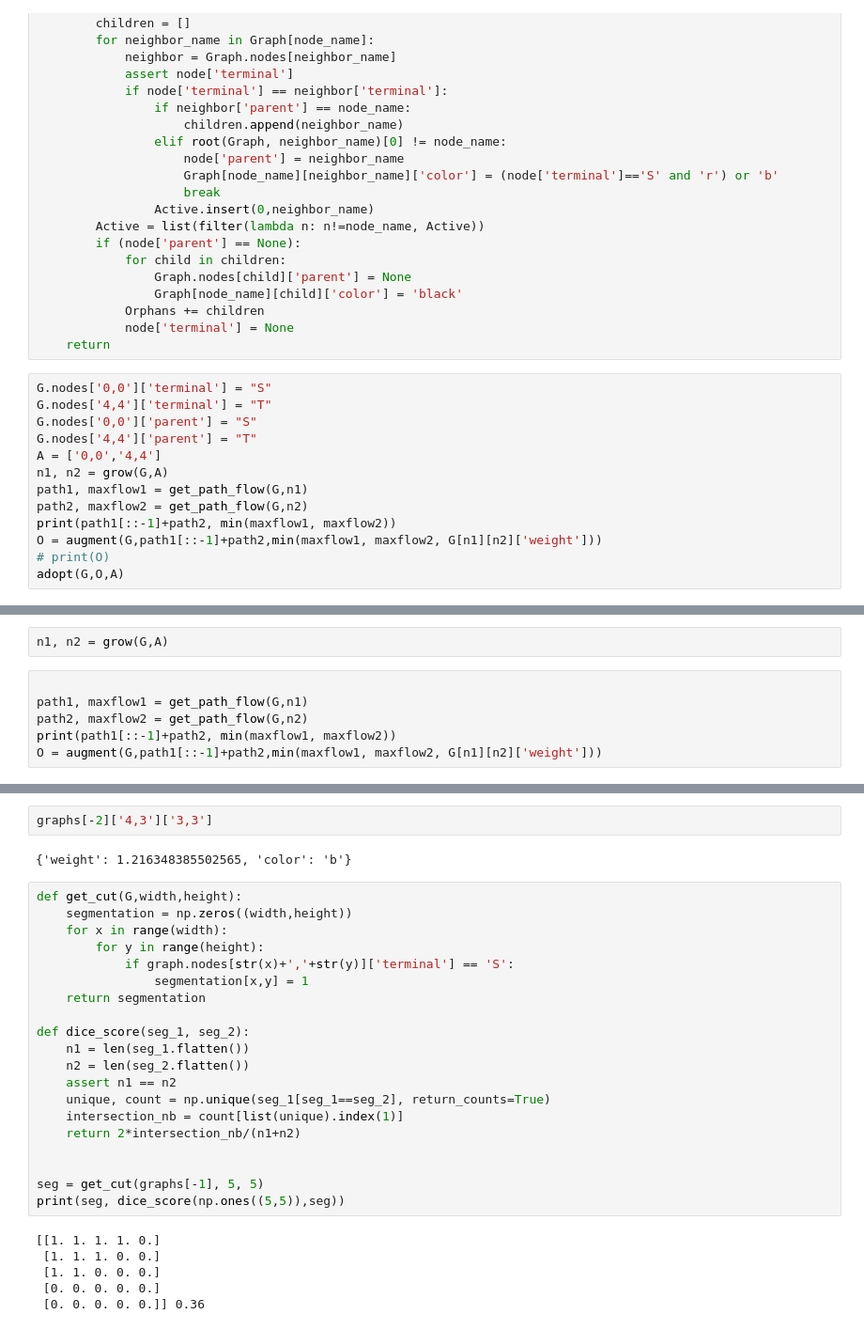
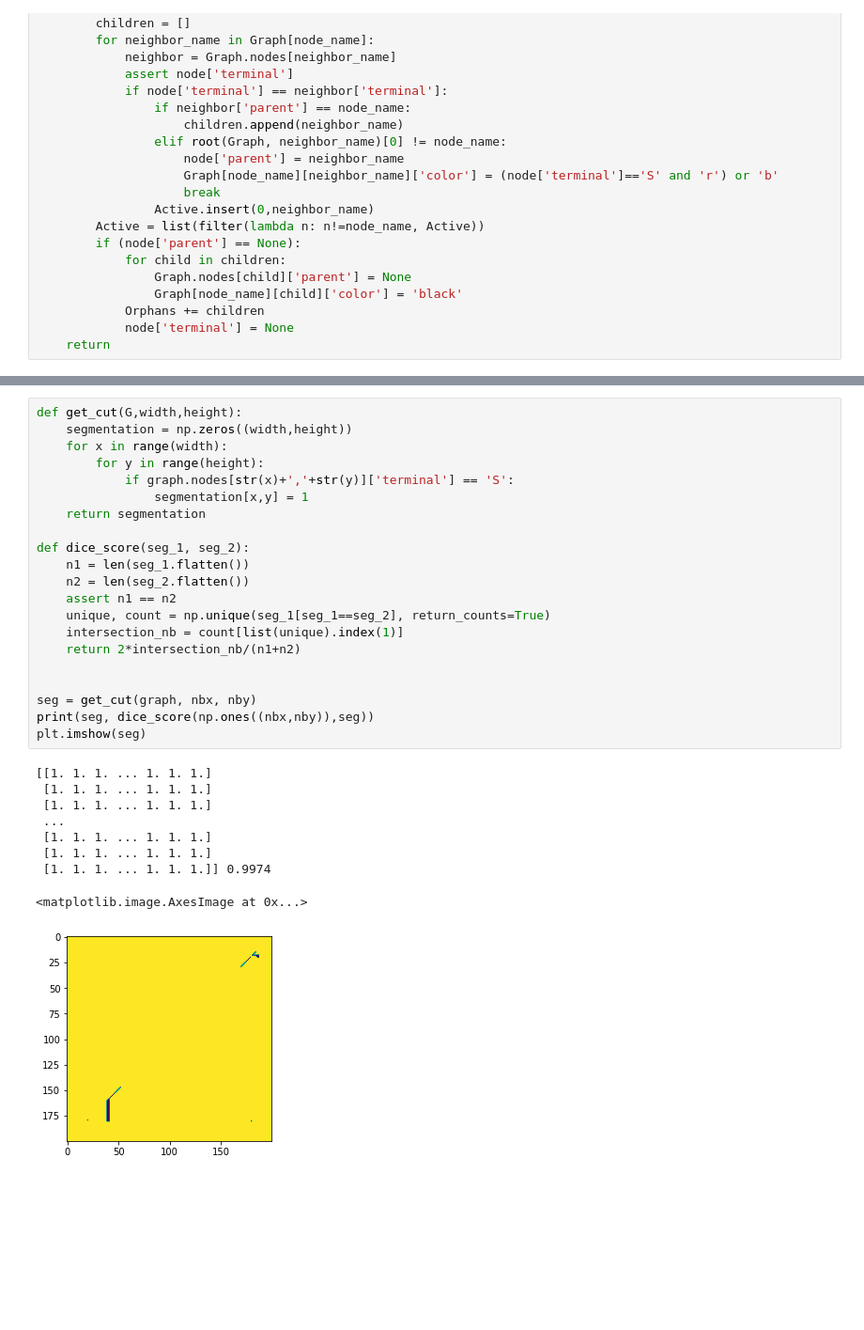
Before and after one commit to stan317/MinCut-MaxFlow, a Jupyter notebook: algo_test.ipynb, the cells around one changed output, grey strips where cells are left out. Shown: that part at 94% size. Cells and saved outputs as stored; diff of their text form; blank space fills up the shorter version.

```diff
--- a/algo_test.ipynb
+++ b/algo_test.ipynb
@@ -116,16 +113,3 @@ def adopt(Graph,Orphans,Active):
             Orphans += children
             node['terminal'] = None
     return
-# %%
-G.nodes['0,0']['terminal'] = "S"
-G.nodes['4,4']['terminal'] = "T"
-G.nodes['0,0']['parent'] = "S"
-G.nodes['4,4']['parent'] = "T"
-A = ['0,0','4,4']
-n1, n2 = grow(G,A)
-path1, maxflow1 = get_path_flow(G,n1)
-path2, maxflow2 = get_path_flow(G,n2)
-print(path1[::-1]+path2, min(maxflow1, maxflow2))
-O = augment(G,path1[::-1]+path2,min(maxflow1, maxflow2, G[n1][n2]['weight']))
-# print(O)
-adopt(G,O,A)
@@ -134,8 +115,0 @@ adopt(G,O,A)
-# %%
-n1, n2 = grow(G,A)
-# %%
-
-path1, maxflow1 = get_path_flow(G,n1)
-path2, maxflow2 = get_path_flow(G,n2)
-print(path1[::-1]+path2, min(maxflow1, maxflow2))
-O = augment(G,path1[::-1]+path2,min(maxflow1, maxflow2, G[n1][n2]['weight']))
@@ -193,30 +170,31 @@ nx.draw_kamada_kawai(G_draw, edge_color = nx.get_edge_attributes(G_draw,'color')
-# %%
-graphs[-2]['4,3']['3,3']
-# %% [output]
-{'weight': 1.216348385502565, 'color': 'b'}
 # %%
 def get_cut(G,width,height):
     segmentation = np.zeros((width,height))
     for x in range(width):
         for y in range(height):
             if graph.nodes[str(x)+','+str(y)]['terminal'] == 'S':
                 segmentation[x,y] = 1
     return segmentation
 
 def dice_score(seg_1, seg_2):
     n1 = len(seg_1.flatten())
     n2 = len(seg_2.flatten())
     assert n1 == n2
     unique, count = np.unique(seg_1[seg_1==seg_2], return_counts=True)
     intersection_nb = count[list(unique).index(1)]
     return 2*intersection_nb/(n1+n2)
 
 
-seg = get_cut(graphs[-1], 5, 5)
-print(seg, dice_score(np.ones((5,5)),seg))
+seg = get_cut(graph, nbx, nby)
+print(seg, dice_score(np.ones((nbx,nby)),seg))
+plt.imshow(seg)
 # %% [output]
-[[1. 1. 1. 1. 0.]
- [1. 1. 1. 0. 0.]
- [1. 1. 0. 0. 0.]
- [0. 0. 0. 0. 0.]
- [0. 0. 0. 0. 0.]] 0.36
+[[1. 1. 1. ... 1. 1. 1.]
+ [1. 1. 1. ... 1. 1. 1.]
+ [1. 1. 1. ... 1. 1. 1.]
+ ...
+ [1. 1. 1. ... 1. 1. 1.]
+ [1. 1. 1. ... 1. 1. 1.]
+ [1. 1. 1. ... 1. 1. 1.]] 0.9974
+<matplotlib.image.AxesImage at 0x...>
+[figure, added]
```
Also changed, not shown: parts of 11 cells of this notebook.
